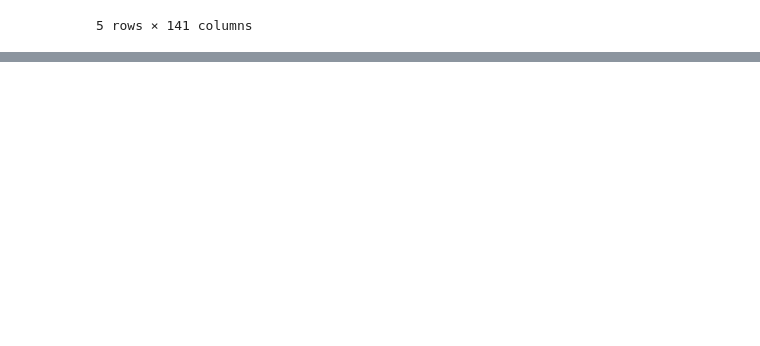
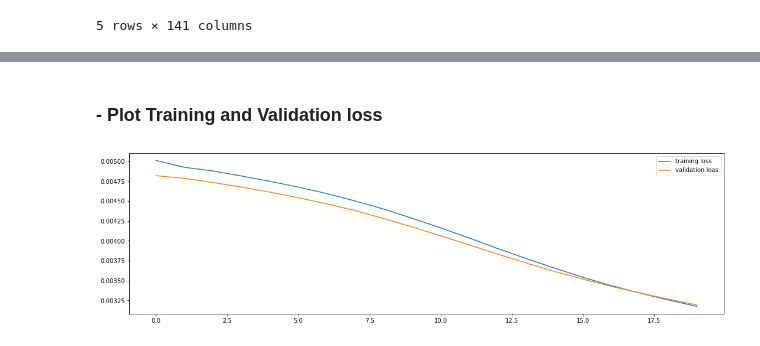
Before and after one commit to BryanChin991/Machine-Learning-Python, a Jupyter notebook: Anomaly_detection.ipynb, the cells around one changed output, grey strips where cells are left out. Cells and saved outputs as stored; diff of their text form; code cells hidden in the pictures; blank space fills up the shorter version.

Commit message:
'Anomaly_complete'

```diff
--- a/Anomaly_detection.ipynb
+++ b/Anomaly_detection.ipynb
@@ -79,0 +199,24 @@ plt.show()
+# %%
+class AnomalyDetector(Model):
+    def __init__(self):
+        super().__init__()
+        # encoder layer
+        self.encoder = tf.keras.Sequential([
+            layers.Dense(32, activation='relu'),
+            layers.Dense(16, activation='relu'),
+            layers.Dense(8, activation='relu'),
+        ])
+
+        # decoder layer
+        self.decoder = tf.keras.Sequential([
+            layers.Dense(16, activation='relu'),
+            layers.Dense(32, activation='relu'),
+            layers.Dense(140, activation='sigmoid'),
+        ])
+
+    def call(self, x):
+        encoded = self.encoder(x)
+        decoded = self.decoder(x)
+        return decoded
+
+autoencoder = AnomalyDetector()
@@ -79,0 +225,2 @@ plt.show()
+# %%
+autoencoder.compile(optimizer='adam', loss='mse')
@@ -79,0 +229,6 @@ plt.show()
+# %%
+history = autoencoder.fit(normal_X_train, normal_X_train,
+           epochs=20,
+           batch_size=512,
+           validation_data = (normal_X_valid, normal_X_valid),
+           shuffle=True)
@@ -79,0 +253,10 @@ plt.show()
+# %% [markdown]
+### - Plot Training and Validation loss
+# %%
+plt.figure(figsize=(18,5))
+plt.plot(history.history['loss'], label='training loss')
+plt.plot(history.history['val_loss'], label='validation loas')
+plt.legend()
+plt.show()
+# %% [output]
+[figure, added]
```
Also changed, not shown: parts of 43 cells of this notebook.
